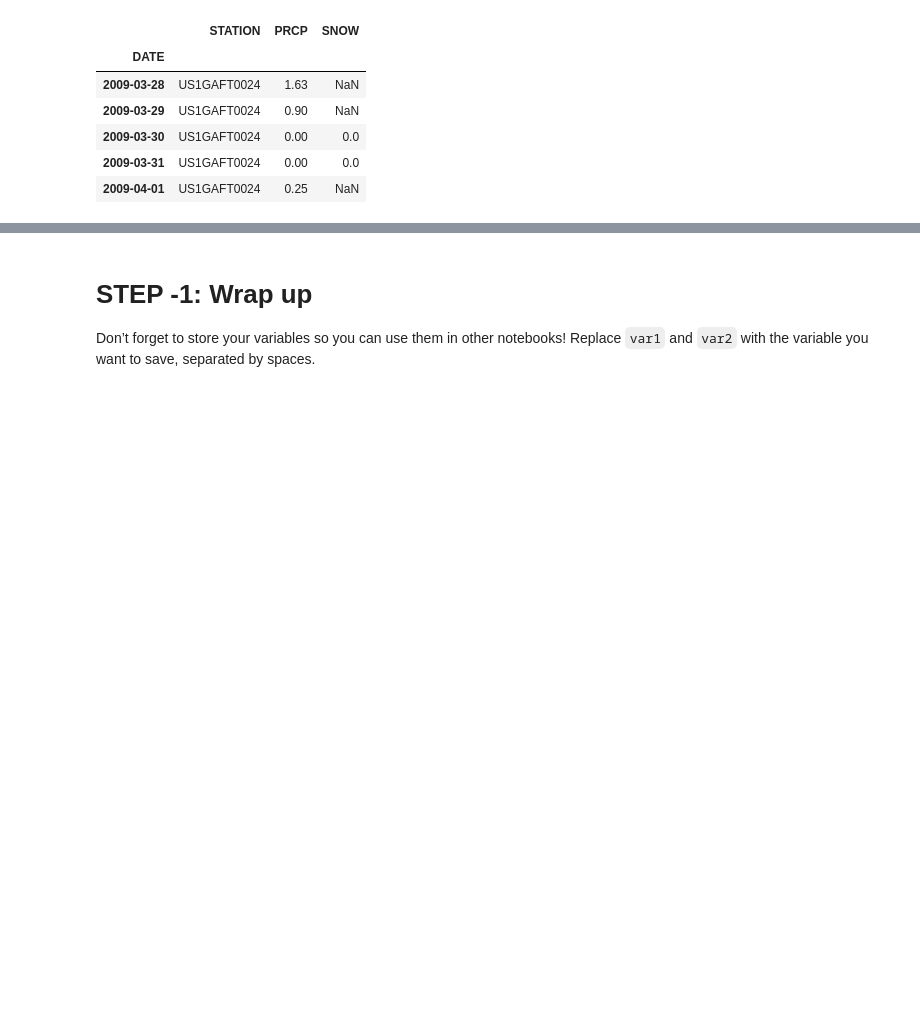
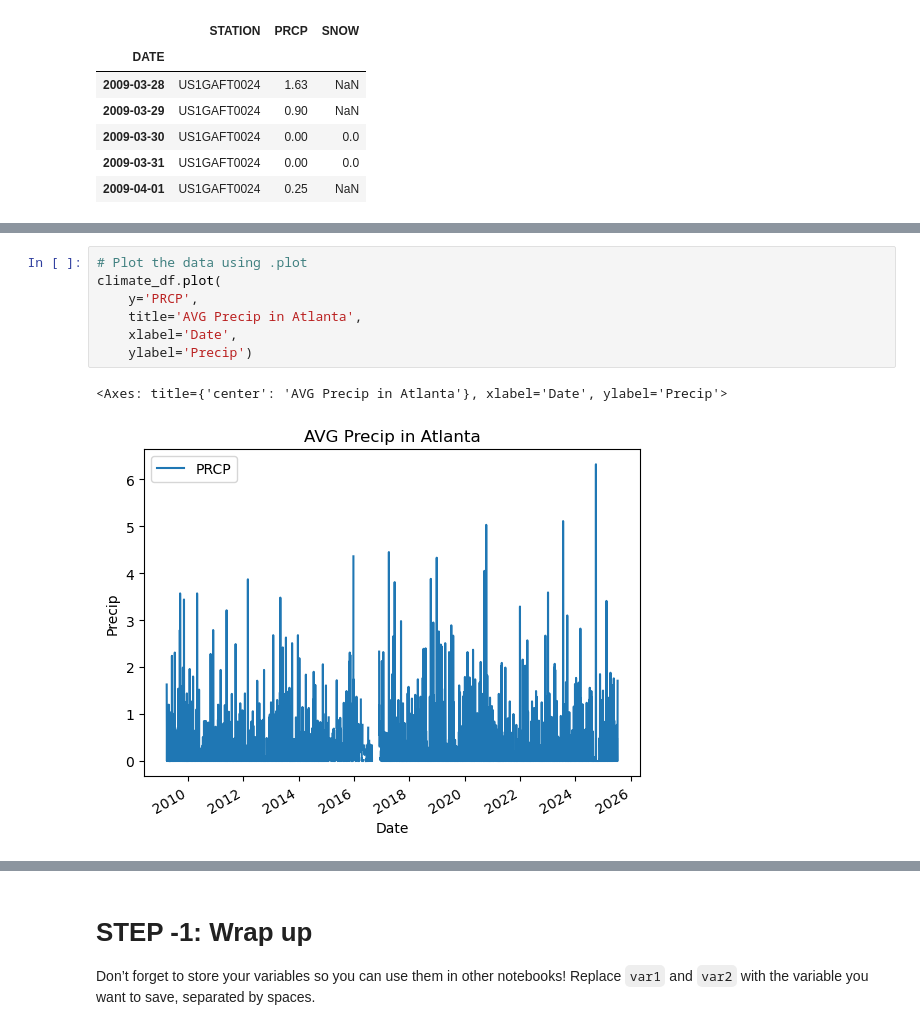
Before and after one commit to cu-esiil-edu/01-climate-tjboyer13, a Jupyter notebook: notebooks/climate-98-download.ipynb, the cells around one changed output, grey strips where cells are left out. Saved outputs shown, nothing was run; the diff lists cells and outputs as text; blank space fills up the shorter version.

```diff
--- a/notebooks/climate-98-download.ipynb
+++ b/notebooks/climate-98-download.ipynb
@@ -135,0 +142,10 @@ climate_df.head()
+# %%
+# Plot the data using .plot
+climate_df.plot(
+    y='PRCP',
+    title='AVG Precip in Atlanta',
+    xlabel='Date',
+    ylabel='Precip')
+# %% [output]
+<Axes: title={'center': 'AVG Precip in Atlanta'}, xlabel='Date', ylabel='Precip'>
+[figure, added]
```
Also changed, not shown: parts of 6 cells of this notebook, 2 other files.
